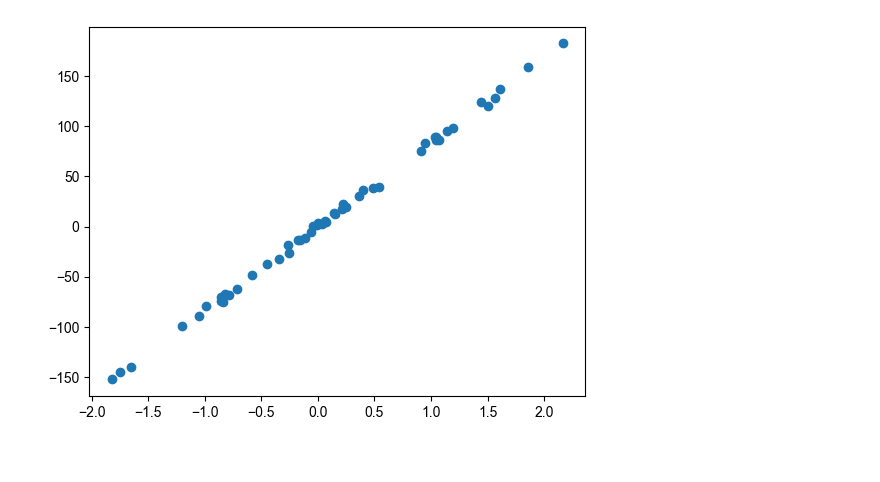
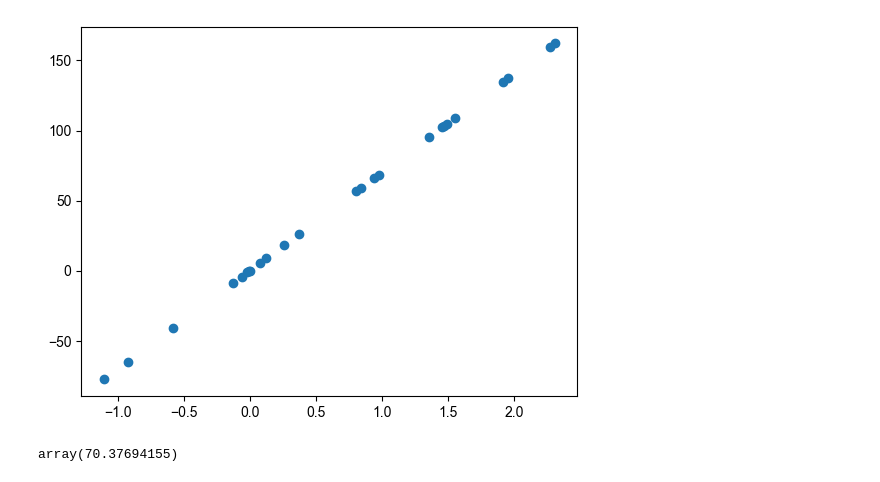
Before and after one commit to andersonmdcanteli/val-metodos-analiticos, a Jupyter notebook: make-plots/residuo-padronizados.ipynb, the cells around one changed output. Drawn from its saved outputs; the diff is of its cells as text; code cells hidden in the pictures.

```diff
--- a/make-plots/residuo-padronizados.ipynb
+++ b/make-plots/residuo-padronizados.ipynb
@@ -9,13 +9,15 @@ plt.rcParams["font.size"] = 10
 import random
 from sklearn import datasets
 # %%
-features, output, coef = datasets.make_regression(n_samples = 50, n_features = 1,
-                                n_informative = 4, n_targets = 1,
-                                noise =3, coef = True)
+features, output, coef = datasets.make_regression(n_samples = 25, n_features = 1,
+                                n_informative = 10, n_targets = 1,
+                                noise =0, coef = True)
 
 
 plt.scatter(features, output)
 plt.show()
 features = features.flatten()
+coef
 # %% [output]
-[figure, old version]
+[figure, new version]
+array(70.37694155)
```
Also changed, not shown: parts of 11 cells of this notebook, 30 other files.
